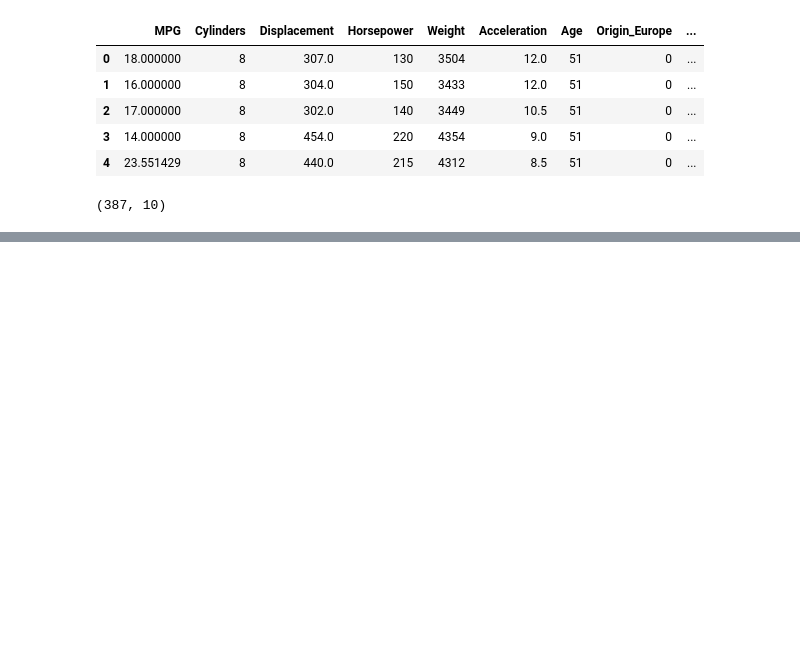
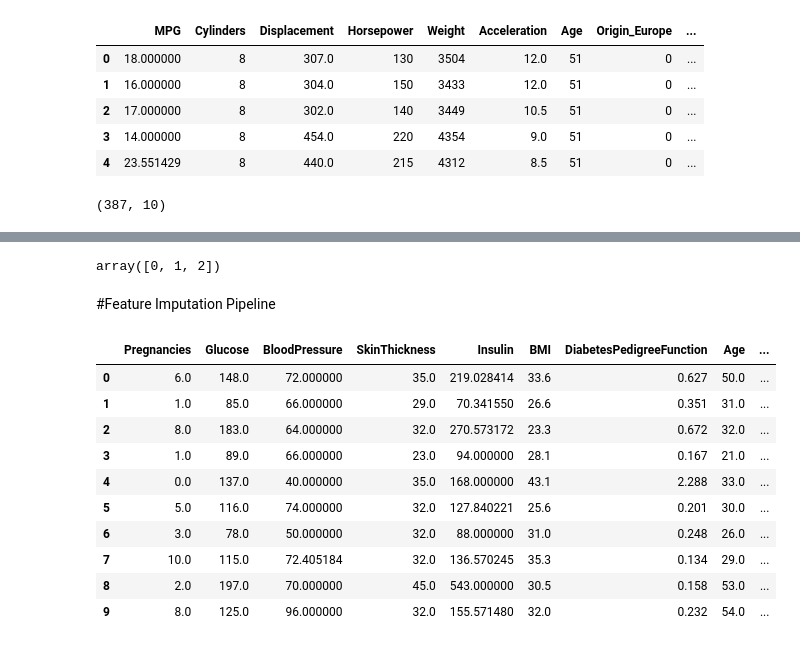
Before and after one commit to bhagu/1000-Days-Of-Code, a Jupyter notebook: Preparing_Data_for_Machine_Learning.ipynb, the cells around one changed output, grey strips where cells are left out. Cells and saved outputs as stored; diff of their text form; code cells hidden in the pictures; blank space fills up the shorter version.

```diff
--- a/Preparing_Data_for_Machine_Learning.ipynb
+++ b/Preparing_Data_for_Machine_Learning.ipynb
@@ -844,0 +1334,6 @@ Testing score:  0.8195669729040392
+# %%
+indicator.features_
+# %% [output]
+array([0, 1, 2])
+# %% [markdown]
+#Feature Imputation Pipeline
@@ -844,0 +1345,16 @@ Testing score:  0.8195669729040392
+# %%
+diabetes = pd.read_csv('diabetes_processed.csv')
+
+diabetes.head(10)
+# %% [output]
+|  | Pregnancies | Glucose | BloodPressure | SkinThickness | Insulin | BMI | DiabetesPedigreeFunction | Age | ... |
+| 0 | 6.0 | 148.0 | 72.000000 | 35.0 | 219.028414 | 33.6 | 0.627 | 50.0 | ... |
+| 1 | 1.0 | 85.0 | 66.000000 | 29.0 | 70.341550 | 26.6 | 0.351 | 31.0 | ... |
+| 2 | 8.0 | 183.0 | 64.000000 | 32.0 | 270.573172 | 23.3 | 0.672 | 32.0 | ... |
+| 3 | 1.0 | 89.0 | 66.000000 | 23.0 | 94.000000 | 28.1 | 0.167 | 21.0 | ... |
+| 4 | 0.0 | 137.0 | 40.000000 | 35.0 | 168.000000 | 43.1 | 2.288 | 33.0 | ... |
+| 5 | 5.0 | 116.0 | 74.000000 | 32.0 | 127.840221 | 25.6 | 0.201 | 30.0 | ... |
+| 6 | 3.0 | 78.0 | 50.000000 | 32.0 | 88.000000 | 31.0 | 0.248 | 26.0 | ... |
+| 7 | 10.0 | 115.0 | 72.405184 | 32.0 | 136.570245 | 35.3 | 0.134 | 29.0 | ... |
+| 8 | 2.0 | 197.0 | 70.000000 | 45.0 | 543.000000 | 30.5 | 0.158 | 53.0 | ... |
+| 9 | 8.0 | 125.0 | 96.000000 | 32.0 | 155.571480 | 32.0 | 0.232 | 54.0 | ... |
```
Also changed, not shown: parts of 80 cells of this notebook.
